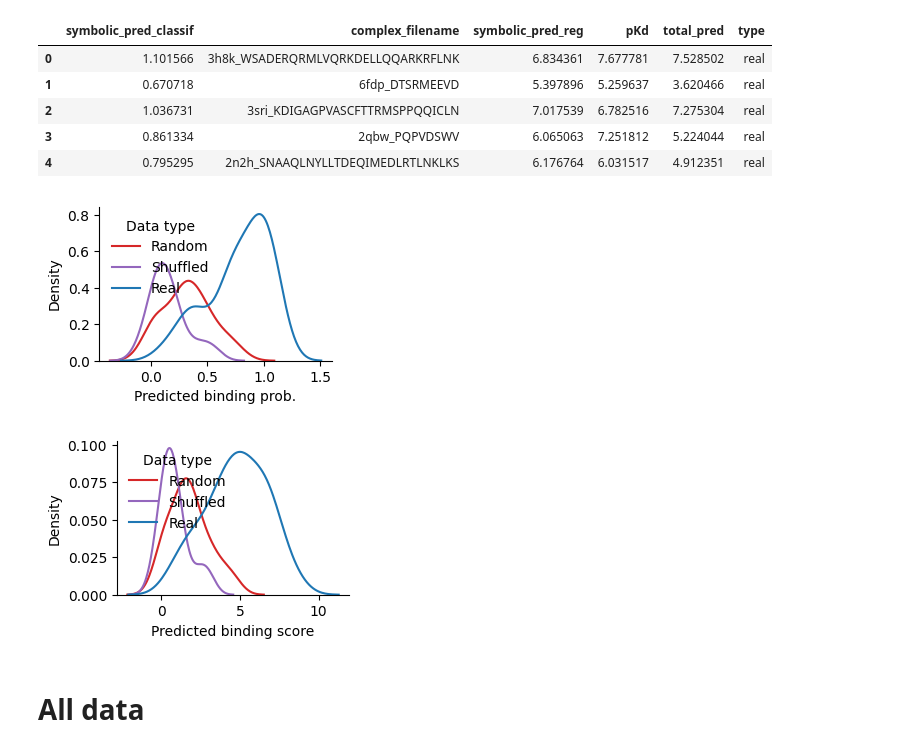
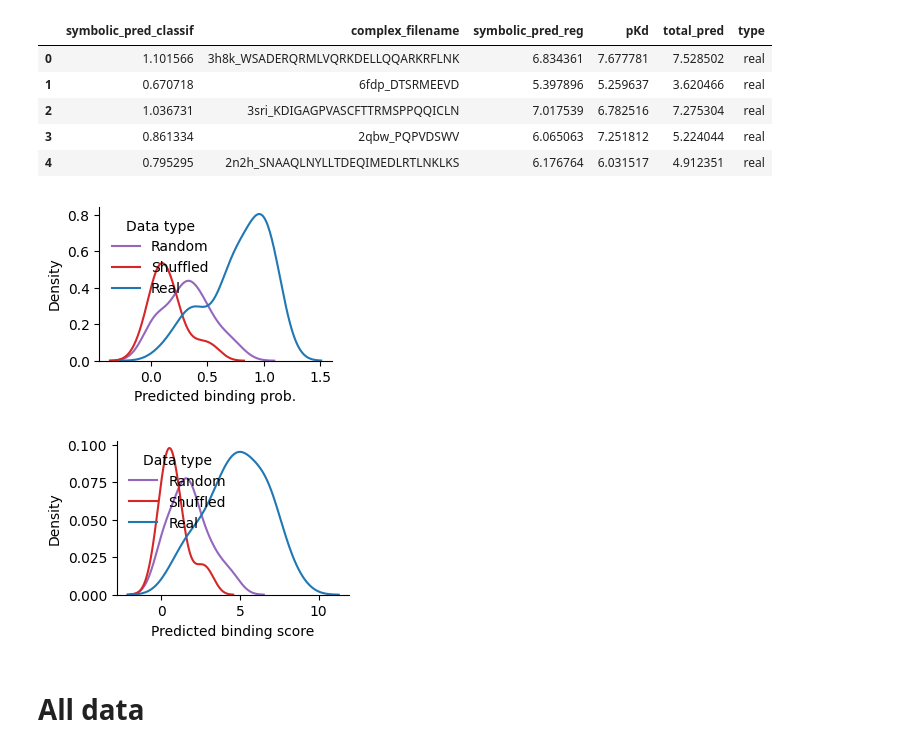
Before and after one commit to ErikHartman/PepBind, a Jupyter notebook: src/binding_score_function/notebooks/pred_equation_v2.ipynb, the cells around one changed output. Saved outputs shown, nothing was run; the diff lists cells and outputs as text; code cells hidden in the pictures.

```diff
--- a/src/binding_score_function/notebooks/pred_equation_v2.ipynb
+++ b/src/binding_score_function/notebooks/pred_equation_v2.ipynb
@@ -356,22 +364,22 @@ all_predictions.head()
 | 4 | 0.795295 | 2n2h_SNAAQLNYLLTDEQIMEDLRTLNKLKS | 6.176764 | 6.031517 | 4.912351 | real |
 # %%
 plt.figure(figsize=(3,2))
-sns.kdeplot(all_predictions, x="symbolic_pred_classif", hue="type",  palette=["tab:blue", "tab:purple", "tab:red"])
+sns.kdeplot(all_predictions, x="symbolic_pred_classif", hue="type",  palette=["tab:blue", "tab:red", "tab:purple"])
 plt.legend( labels=["Random", "Shuffled", "Real"], title="Data type", loc='upper left', frameon=False)
 sns.despine()
 plt.xlabel("Predicted binding prob.")
 plt.savefig("./plots/v2_classification_equation_test_pred_distribution.svg", dpi=300, bbox_inches='tight')
 # %% [output]
-[figure, old version]
+[figure, new version]
 # %%
 plt.figure(figsize=(3,2))
-sns.kdeplot(all_predictions, x="total_pred", hue="type",  palette=["tab:blue", "tab:purple", "tab:red"])
+sns.kdeplot(all_predictions, x="total_pred", hue="type",  palette=["tab:blue", "tab:red", "tab:purple"])
 plt.legend( labels=["Random", "Shuffled", "Real"], title="Data type", loc='upper left', frameon=False)
 sns.despine()
 plt.xlabel("Predicted binding score")
 plt.savefig("./plots/v2_combined_equation_test_pred_distribution.svg", dpi=300, bbox_inches='tight')
 # %% [output]
-[figure, old version]
+[figure, new version]
 # %% [markdown]
 # All data
 # %%
```
Also changed, not shown: parts of 2 cells of this notebook, 9 other files.
